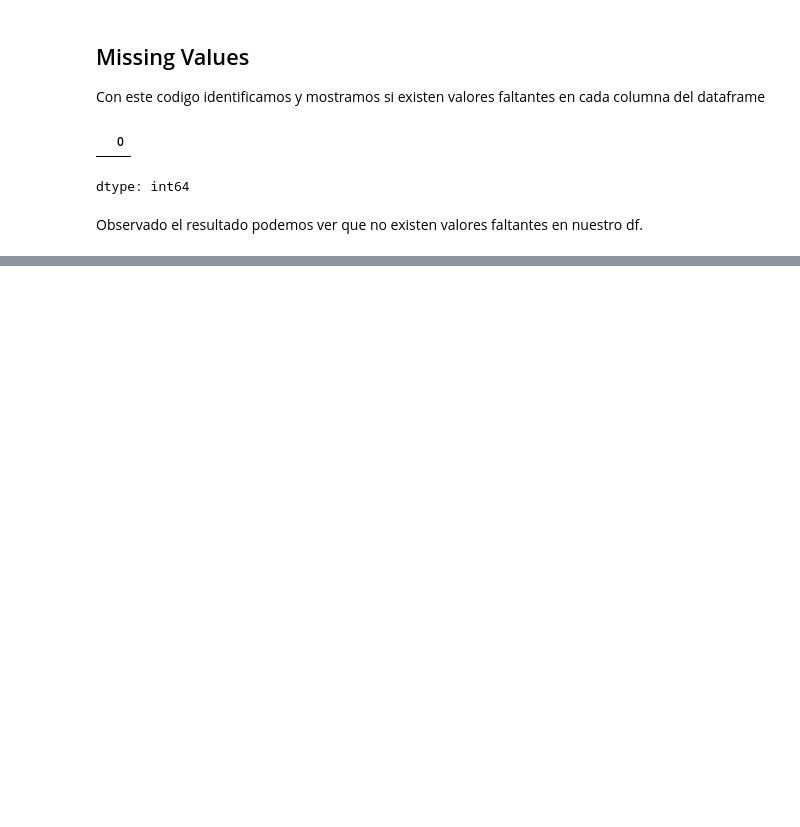
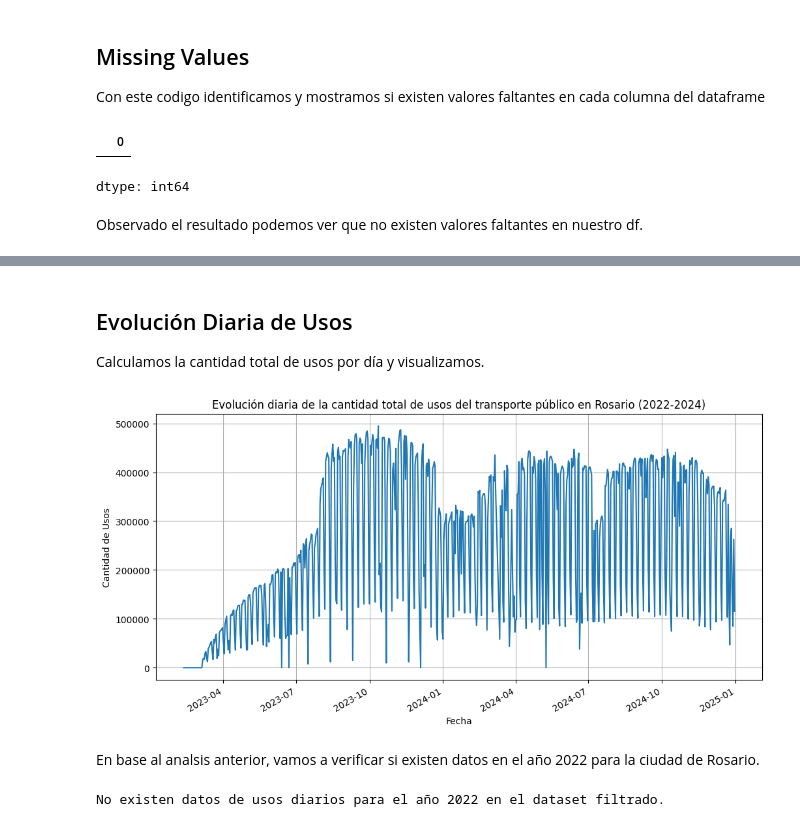
Before and after one commit to francusi/CoderDS, a Jupyter notebook: ProyectoDSParteIBarrionuevo.ipynb, the cells around one changed output, grey strips where cells are left out. Saved outputs shown, nothing was run; the diff lists cells and outputs as text; code cells hidden in the pictures; blank space fills up the shorter version.

```diff
--- a/ProyectoDSParteIBarrionuevo.ipynb
+++ b/ProyectoDSParteIBarrionuevo.ipynb
@@ -69,11 +69,11 @@ Tamaño del dataset: (1416304, 11)
 | 4 | 2022-01-01 | EMPRESA DE TRANSPORTE PERALTA RAM... | BS_AS_LINEA_512 | NO | COLECTIVO | MUNICIPAL | BUENOS AIRES | GENERAL PUEYRREDON | ... |
 # %%
 # Filtrar por Provincia y Municipio
-df_filtered = df[(df['PROVINCIA'] == 'SANTA FE') & (df['MUNICIPIO'] == 'ROSARIO')].copy()
+df_filtrado = df[(df['PROVINCIA'] == 'SANTA FE') & (df['MUNICIPIO'] == 'ROSARIO')].copy()
 
-print("Tamaño del dataset filtrado:", df_filtered.shape)
+print("Tamaño del dataset filtrado:", df_filtrado.shape)
 
-df_filtered.head()
+df_filtrado.head()
 # %% [output]
 Tamaño del dataset filtrado: (27693, 11)
 |  | DIA_TRANSPORTE | NOMBRE_EMPRESA | LINEA | AMBA | TIPO_TRANSPORTE | JURISDICCION | PROVINCIA | MUNICIPIO | ... |
@@ -94,3 +94,9 @@ missing[missing > 0]
 dtype: int64
 # %% [markdown]
 Observado el resultado podemos ver que no existen valores faltantes en nuestro df.
+# %%
+# Convertimos 'DIA_TRANSPORTE' a datetime
+df_filtrado['DIA_TRANSPORTE'] = pd.to_datetime(df_filtrado['DIA_TRANSPORTE'])
+
+# Verificamos que DIA_TRANSPORTE se encuentre en formato datetime
+print(df_filtrado.info())
@@ -96,0 +123,32 @@ Observado el resultado podemos ver que no existen valores faltantes en nuestro d
+# %% [markdown]
+## Evolución Diaria de Usos
+
+Calculamos la cantidad total de usos por día y visualizamos.
+# %%
+# Agrupamos por dia y cantidad de usos diarios
+usos_diarios = df_filtrado.groupby('DIA_TRANSPORTE')['CANTIDAD'].sum()
+
+# Grafico usos por dia
+plt.figure(figsize=(12, 6))
+usos_diarios.plot()
+plt.title('Evolución diaria de la cantidad total de usos del transporte público en Rosario (2022-2024)')
+plt.xlabel('Fecha')
+plt.ylabel('Cantidad de Usos')
+plt.grid(True)
+plt.show()
+# %% [output]
+[figure, added]
+# %% [markdown]
+En base al analsis anterior, vamos a verificar si existen datos en el año 2022 para la ciudad de Rosario.
+# %%
+# Filtramos por el año y guardamos
+usos_diarios_2022 = usos_diarios[usos_diarios.index.year == 2022]
+
+# Imprimimos un mensaje con el resultado
+if usos_diarios_2022.empty:
+    print("No existen datos de usos diarios para el año 2022 en el dataset filtrado.")
+else:
+    print("Existen datos de usos diarios para el año 2022 en el dataset filtrado. Primeras filas:")
+    display(usos_diarios_2022.head())
+# %% [output]
+No existen datos de usos diarios para el año 2022 en el dataset filtrado.
```
Also changed, not shown: parts of 6 cells of this notebook.
